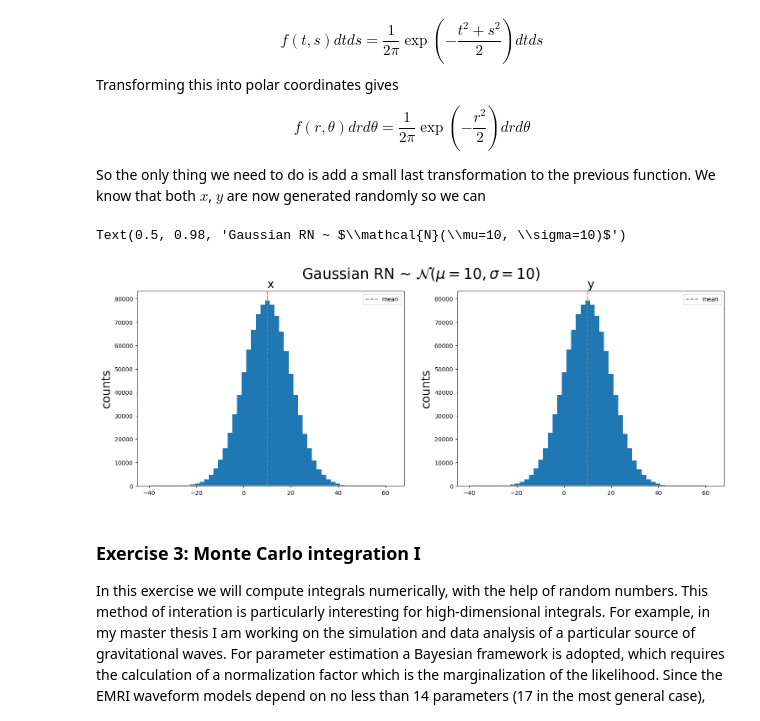
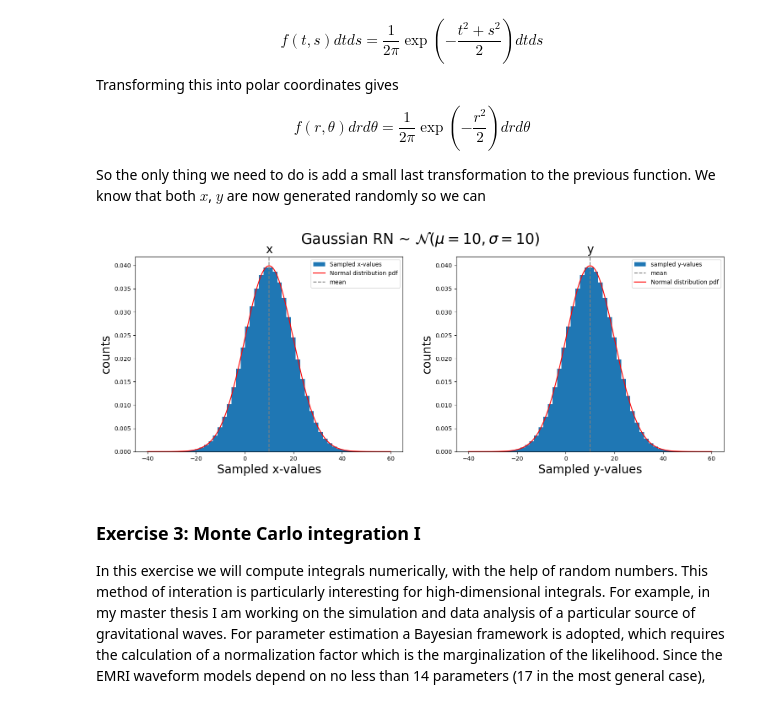
Before and after one commit to BertDepoorter/Monte-Carlo-Methods, a Jupyter notebook: Exercises_1_to_4.ipynb, the cells around one changed output. Saved outputs shown, nothing was run; the diff lists cells and outputs as text; code cells hidden in the pictures.

```diff
--- a/Exercises_1_to_4.ipynb
+++ b/Exercises_1_to_4.ipynb
@@ -83,9 +114,15 @@ def aff_RN(n):
     return random_numbers
 random_points = aff_RN(n_sam)
 
+def f(x):
+    return (x+1)/2
+x = np.linspace(-1, 1, 1000)
+
 plt.hist(random_points, 20)
-plt.title(r"Affine RNs in $[1,1]$")
+plt.suptitle(r"RNs in $[1,1]: f(x) = (x+1)/2$", fontsize=18)
+plt.title(str(n_sam)+' samples', fontsize=13)
 plt.ylabel('Counts')
 plt.xlabel('x')
+plt.savefig('Plots/exponentialRNG_hist.png', dpi=200)
 plt.show()
 # %% [output]
@@ -207,7 +256,7 @@ def twoD_gaussian(x, y):
     return 1/(2*np.pi)*np.exp(-(x**2+y**2)/2)
 
 def gaussian(n, mu, sigma):
-    return 1/np.sqrt(2*np.pi)*np.exp(-(n-mu)**2/2/sigma**2)
+    return 1/np.sqrt(2*np.pi)*np.exp(-(n-mu)**2/2/sigma**2)/sigma
 # %%
 # generate some numbers and plot the 3D histogram of their distribution.
 n_sam = int(1E6)
@@ -239,8 +290,19 @@ We can also combine both $x$ and $y$ to create one array of samples drawn from t
 # %%
 # create one array
 sam = np.array([x,y])
-samples = np.flatten(sam)
+samples = sam.flatten()
 
 # plotting
 fig, ax = plt.subplots(1,1, figsize=(8,6))
-ax.hist(samples, 25)
+ax.hist(samples, 25, density=True, label='Normalized density, 25 bins')
+
+# add analytical gaussian
+x = np.linspace(-5, 5, 1000)
+gauss = gaussian(x, 0, 1)
+ax.plot(x, gauss, color='red', label='Gaussian distribution')
+ax.set_xlabel('Sampled values', fontsize=13)
+ax.set_ylabel('Normalized counts', fontsize=13)
+fig.suptitle('Gaussian RNG', fontsize=18)
+ax.set_title(str(len(samples))+' samples')
+ax.legend()
+fig.savefig('Plots/GaussianRNG_normalized.png', dpi=200)
@@ -284,32 +348,36 @@ def Box_Muller_general(n, mu, sigma):
 # %%
 # generate some samples and plot them
 mu = 10
 sigma = 10
 x, y = Box_Muller_general(n_sam, mu, sigma)
 
 n = np.linspace(mu-5*sigma, mu+5*sigma, 1000)
 fn = gaussian(n, mu, sigma)
 
 # Create two plots for x, y
 fig, ax = plt.subplots(1,2, figsize=(18, 6))
-ax[0].hist(x, 50)
+ax[0].hist(x, 50, label='Sampled x-values', density=True)
+ax[0].plot(n, fn, color='red', label='Normal distribution pdf')
 ax[0].axvline(mu, color='grey', linestyle='dashed', label='mean')
 ax[0].set_title('x', fontsize=20)
+ax[0].set_xlabel('Sampled x-values', fontsize=20)
 ax[0].set_ylabel('counts', fontsize=20)
 ax[0].legend()
-ax[0].plot(n, fn, color='orange', label='gaussian pdf')
+# ax[0].plot(n, fn, color='orange', label='gaussian pdf')
 
-ax[1].hist(y, 50)
+ax[1].hist(y, 50, label='sampled y-values', density=True)
 ax[1].axvline(mu, color='grey', linestyle='dashed', label='mean')
+ax[1].plot(n, fn, color='red', label='Normal distribution pdf')
 ax[1].set_title('y', fontsize=20)
+ax[1].set_xlabel('Sampled y-values', fontsize=20)
 ax[1].set_ylabel('counts', fontsize=20)
 ax[1].legend()
-ax[1].plot(n, fn, color='orange', label='gaussian pdf')
+# ax[1].plot(n, fn, color='orange', label='gaussian pdf')
 
 fig.suptitle(r'Gaussian RN ~ $\mathcal{N}(\mu=10, \sigma=10)$', fontsize=25)
+fig.savefig('Plots/GaussianRNG_x_y_separate.png', dpi=200)
 # %% [output]
-Text(0.5, 0.98, 'Gaussian RN ~ $\\mathcal{N}(\\mu=10, \\sigma=10)$')
-[figure, old version]
+[figure, new version]
 # %% [markdown]
 ### Exercise 3: Monte Carlo integration I
 
```
Also changed, not shown: parts of 13 cells of this notebook, 9 other files.
